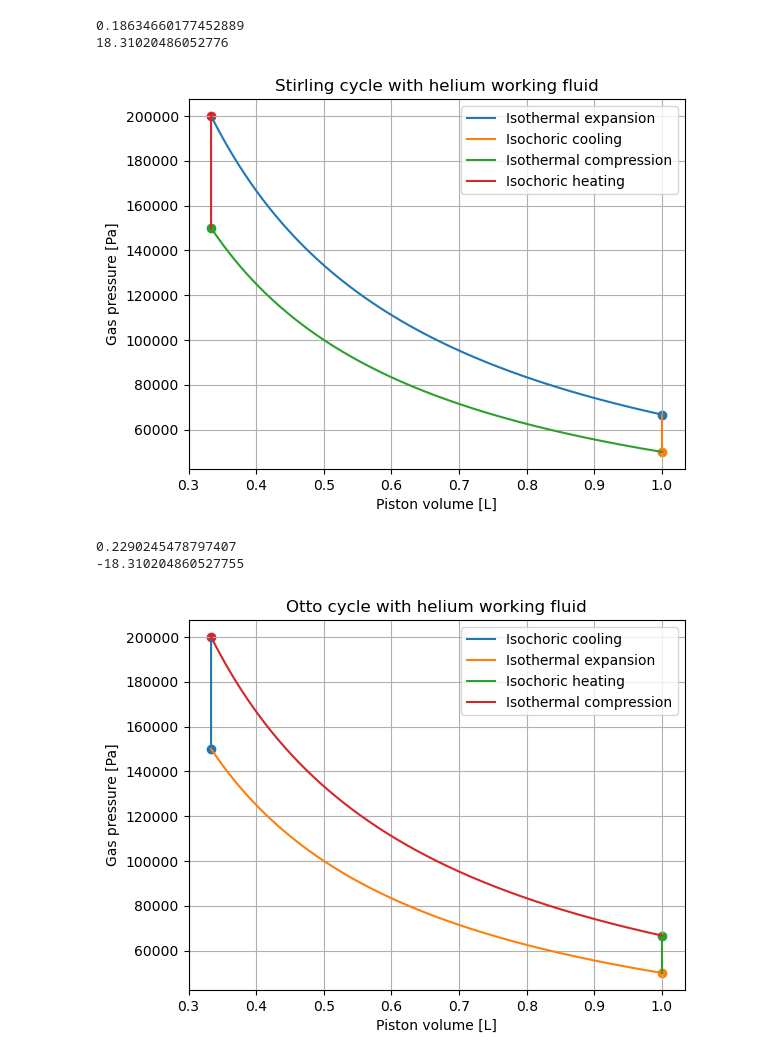
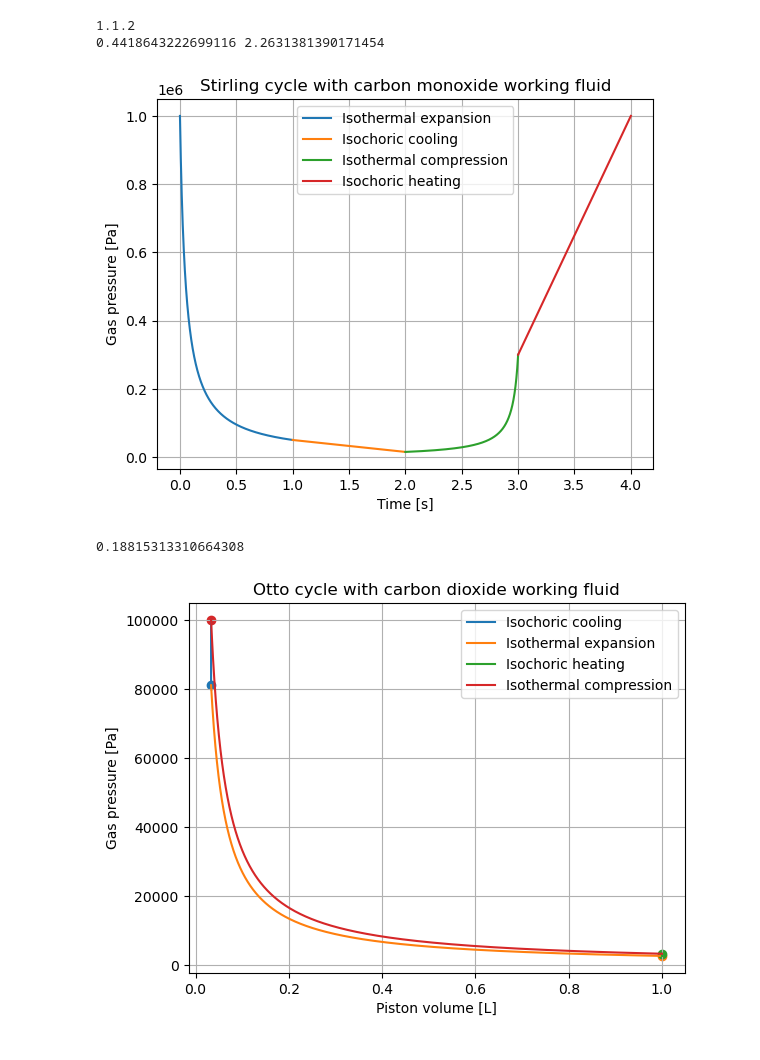
Before and after one commit to Tycho887/TermoPy, a Jupyter notebook: presentation.ipynb, the cells around one changed output. Cells and saved outputs as stored; diff of their text form; code cells hidden in the pictures.

```diff
--- a/presentation.ipynb
+++ b/presentation.ipynb
@@ -24,25 +143,24 @@ tp.show()
 # %%
-stirling = tp.Stirling(T_hot=400,T_cold=300,compression_ratio=3,P=2e5,V=1e-3,gas='Nitrogen')
+stirling = tp.Stirling(T_hot=1000,T_cold=300,compression_ratio=20,P=1e6,V=1e-3,gas='CO')
 
-print(stirling.efficiency)
-print(stirling.work)
+print(tp.version)
 
-tp.plot(stirling,display="VP")
-tp.show(save=True, name="stirling")
+print(stirling.efficiency, stirling.COP)
+
+tp.plot(stirling,display="P")
+tp.show()
 # %% [output]
-0.18634660177452889
-18.31020486052776
+1.1.2
+0.4418643222699116 2.2631381390171454
-[figure, old version]
+[figure, new version]
 # %%
-otto = tp.Otto(T_hot=400,T_cold=300,compression_ratio=3,P=2e5,V=1e-3,gas='Helium')
+otto = tp.Otto(T_hot=370,T_cold=300,compression_ratio=30,P=1e5,V=1e-3,gas='CO2')
 
 tp.plot(otto,display="VP")
 
 print(otto.efficiency)
-print(otto.work)
 
 tp.show()
 # %% [output]
-0.2290245478797407
--18.310204860527755
+0.18815313310664308
-[figure, old version]
+[figure, new version]
```
Also changed, not shown: parts of 5 cells of this notebook.
